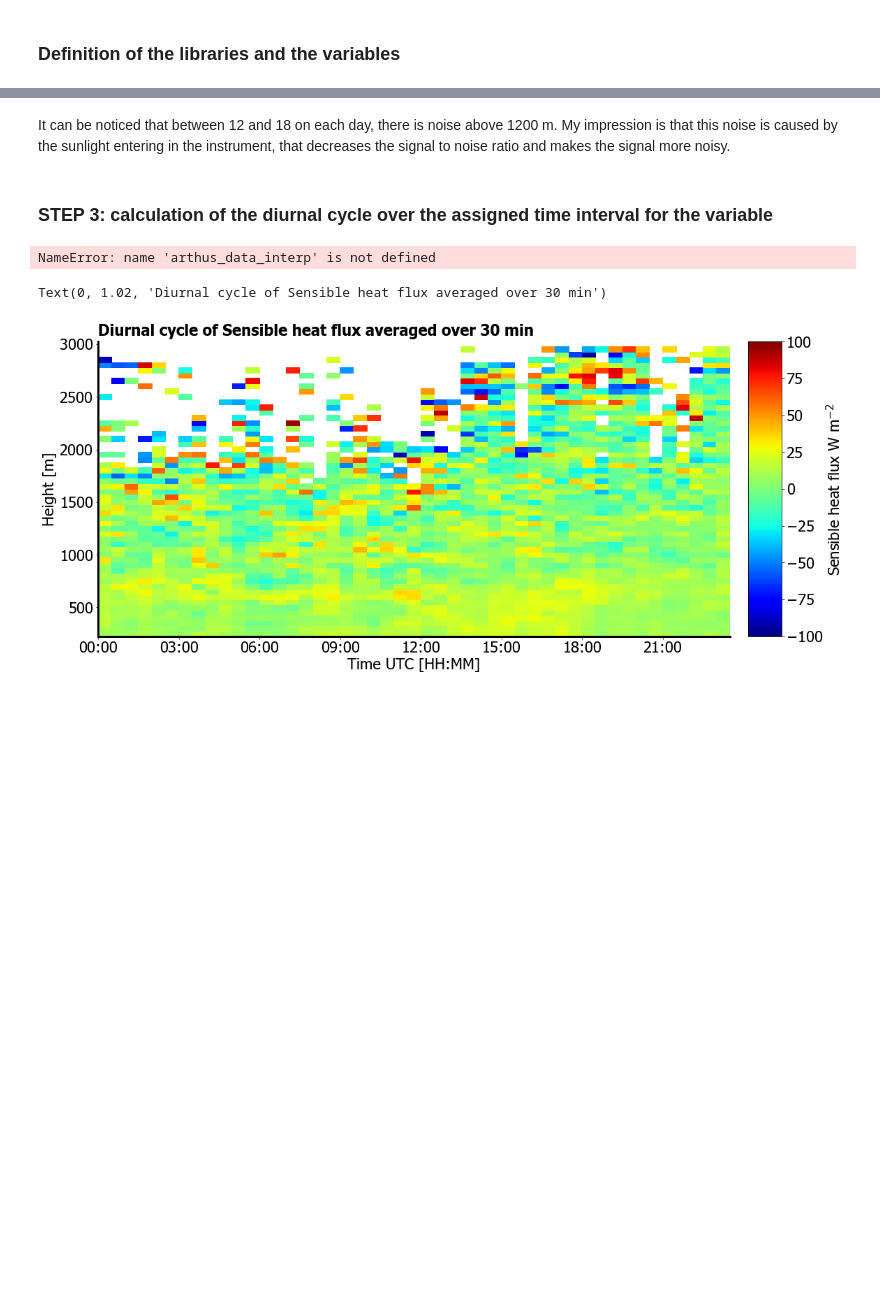
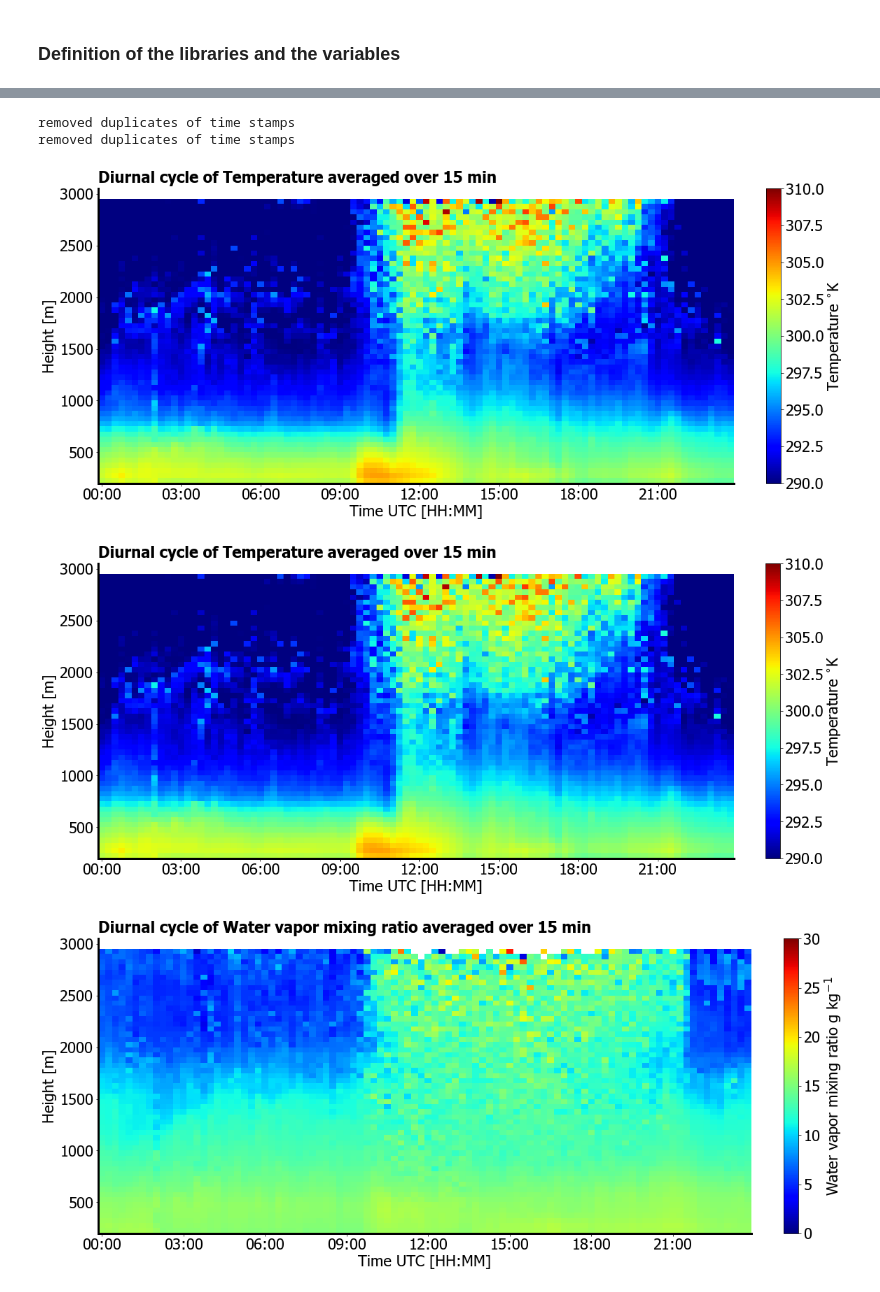
Before and after one commit to ClauClouds/SST-impact, a Jupyter notebook: calculate_diurnal_cycle_arthus_vars.ipynb, the cells around one changed output, grey strips where cells are left out. Drawn from its saved outputs; the diff is of its cells as text; code cells hidden in the pictures; blank space fills up the shorter version.

Commit message:
reordering of the code and implementing loop on variables
adjusting destination folder for nc files and plots and set up of the loop on all variables.

```diff
--- a/calculate_diurnal_cycle_arthus_vars.ipynb
+++ b/calculate_diurnal_cycle_arthus_vars.ipynb
@@ -33,7 +33,7 @@ def f_closest(array,value):
 
 # output paths for plots and data files
 path_out_plots = '/Volumes/Extreme SSD/work/006_projects/001_Prec_Trade_Cycle/SST_impact_work/plots/'
-path_out ='/Volumes/Extreme SSD/work/006_projects/001_Prec_Trade_Cycle/arthus_data/'
+path_out ='/Volumes/Extreme SSD/work/006_projects/001_Prec_Trade_Cycle/post_processed_data/arthus_diurnal_cycle/'
 
 dict_plot_settings = {
     'labelsizeaxes':14,
@@ -131,12 +131,16 @@ def f_clean_lidar_signal_from_noise_v1(data_path, dict_var, noise_mask_file):
     '''
     date: 24/11/2021
     author: Claudia Acquistapace
+    goal: apply to the data the following filters:
+    - filter to nans the values out of the threshold values
+    - remove signal above cloud base
     input:
         data_path: string containing the path to the ncdf files of the arthus lidar system
         dict_var : dictionary of settings specific of the variable of interest
         noise_mask_file: filename including the path of the noise_mask file containing the cloud base height used for the filtering
     output: arthus_data_interp. Xarray dataset containing the variables without the noise
-    note: this version of the function (v1) reads the entire dataset at once. For a function working on a single day, check V2
+    note: this version of the function (v1) reads the entire dataset at once.
+    For a function working on a single day, check V2
     '''
     arthus_files = np.sort(glob.glob(data_path+'*.cdf'))
 
@@ -249,3 +253,4 @@ def f_calc_diurnal_cycle(arthus_data_interp, dict_var, path_out):
                                       coords = coords,
                                        attrs = global_attributes)
     dataset.to_netcdf(path_out+dict_var['var_name']+'_diurnal_cycle.nc')
+    return(dataset)
@@ -405,35 +257,37 @@ ax.set_xlim(datetime(2020,1,28,0,0,0), datetime(2020,1,31,0,0,0))
-# %% [markdown]
-It can be noticed that between 12 and 18 on each day, there is noise above 1200 m. My impression is that this noise is caused by the sunlight entering in the instrument, that decreases the signal to noise ratio and makes the signal more noisy.
-# %% [markdown]
-### STEP 3: calculation of the diurnal cycle over the assigned time interval for the variable
-# %%
-# calculating the mean of the variable over the time interval requested
-arthus_data_interp = arthus_data_interp.resample(Time=dict_var['avg_time']+'T').mean()
-
-# re-writing time array as hh:mm for then being able to group
-arthus_data_interp['Time'] = pd.to_datetime(arthus_data_interp.Time.values).strftime("%H:%M")
-
-# grouping and calculating mean of the profiles
-grouped_mean = arthus_data_interp.groupby('Time').mean()
-grouped_std = arthus_data_interp.groupby('Time').std()
-# %% [output]
-NameError: name 'arthus_data_interp' is not defined
 # %%
-fig2, axs = plt.subplots(1,1, figsize=(16,7), constrained_layout=True)
-axs.spines["top"].set_visible(False)
-axs.spines["right"].set_visible(False)
-axs.spines["bottom"].set_linewidth(3)
-axs.spines["left"].set_linewidth(3)
-mesh1 = axs.pcolormesh(pd.to_datetime(grouped_mean['Time'].values), grouped_mean['Height'].values, \
-                             grouped_mean['Product'].values.T, vmin=dict_var['var_min'], \
-                             vmax=dict_var['var_max'], cmap=dict_var['cmap'], rasterized=True)
-cbar = fig2.colorbar(mesh1, ax=axs, label=dict_var['var_string']+dict_var['var_units'], \
-                        location='right', aspect=20, use_gridspec=grid)
-axs.set_xlabel('Time UTC [HH:MM]')
-axs.set_ylabel('Height [m]')
-axs.xaxis.set_major_formatter(mdates.DateFormatter("%H:%M"))
-axs.text(0, 1.02, 'Diurnal cycle of '+dict_var['var_string']+' averaged over '+dict_var['avg_time']+' min', \
-            fontweight='black', transform=axs.transAxes)
+# testing the function
+dict_var = T_dict
+noise_mask_file = '/Volumes/Extreme SSD/work/006_projects/001_Prec_Trade_Cycle/arthus_data/noise_mask.nc'
+
+for i_dict, dict_var in enumerate(dict_list):
+
+    # reading the data and removing outliers and pixels above cloud base
+    data_path = '/Volumes/Extreme SSD/work/006_projects/001_Prec_Trade_Cycle/arthus_data/'+dict_var['var_name']+'/'
+    arthus_no_noise = f_clean_lidar_signal_from_noise_v1(data_path, dict_var, noise_mask_file)
+
+    # calculating diurnal cycle using the function above
+    d_cycle = f_calc_diurnal_cycle(arthus_no_noise, dict_var, path_out)
+
+    # plot of the diurnal cycle calculated
+    fig2, axs = plt.subplots(1,1, figsize=(16,7), constrained_layout=True)
+    axs.spines["top"].set_visible(False)
+    axs.spines["right"].set_visible(False)
+    axs.spines["bottom"].set_linewidth(3)
+    axs.spines["left"].set_linewidth(3)
+    mesh1 = axs.pcolormesh(pd.to_datetime(d_cycle['Time'].values), d_cycle['Height'].values, \
+                                 d_cycle['diurnal_cycle'].values.T, vmin=dict_var['var_min'], \
+                                 vmax=dict_var['var_max'], cmap=dict_var['cmap'], rasterized=True)
+    cbar = fig2.colorbar(mesh1, ax=axs, label=dict_var['var_string']+dict_var['var_units'], \
+                            location='right', aspect=20, use_gridspec=grid)
+    axs.set_xlabel('Time UTC [HH:MM]')
+    axs.set_ylabel('Height [m]')
+    axs.xaxis.set_major_formatter(mdates.DateFormatter("%H:%M"))
+    axs.text(0, 1.02, 'Diurnal cycle of '+dict_var['var_string']+' averaged over '+dict_var['avg_time']+' min', \
+                fontweight='black', transform=axs.transAxes)
+    fig2.savefig(path_out_plots+dict_var['var_name']+'_diurnal_cycle.png')
 # %% [output]
-Text(0, 1.02, 'Diurnal cycle of Sensible heat flux averaged over 30 min')
+removed duplicates of time stamps
+removed duplicates of time stamps
-[figure, old version]
+[figure, new version]
+[figure, added]
+[figure, added]
```
Also changed, not shown: parts of 29 cells of this notebook.
